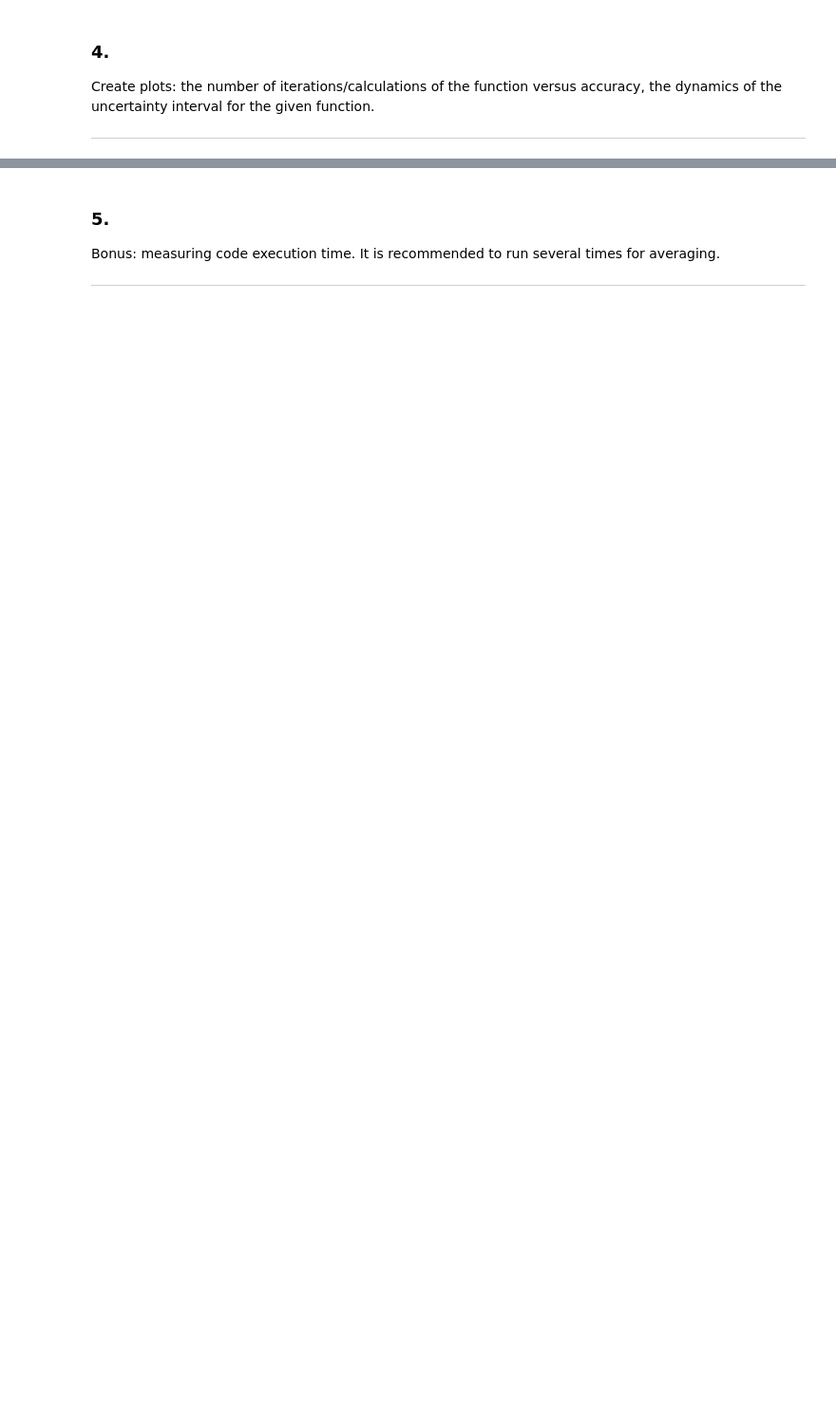
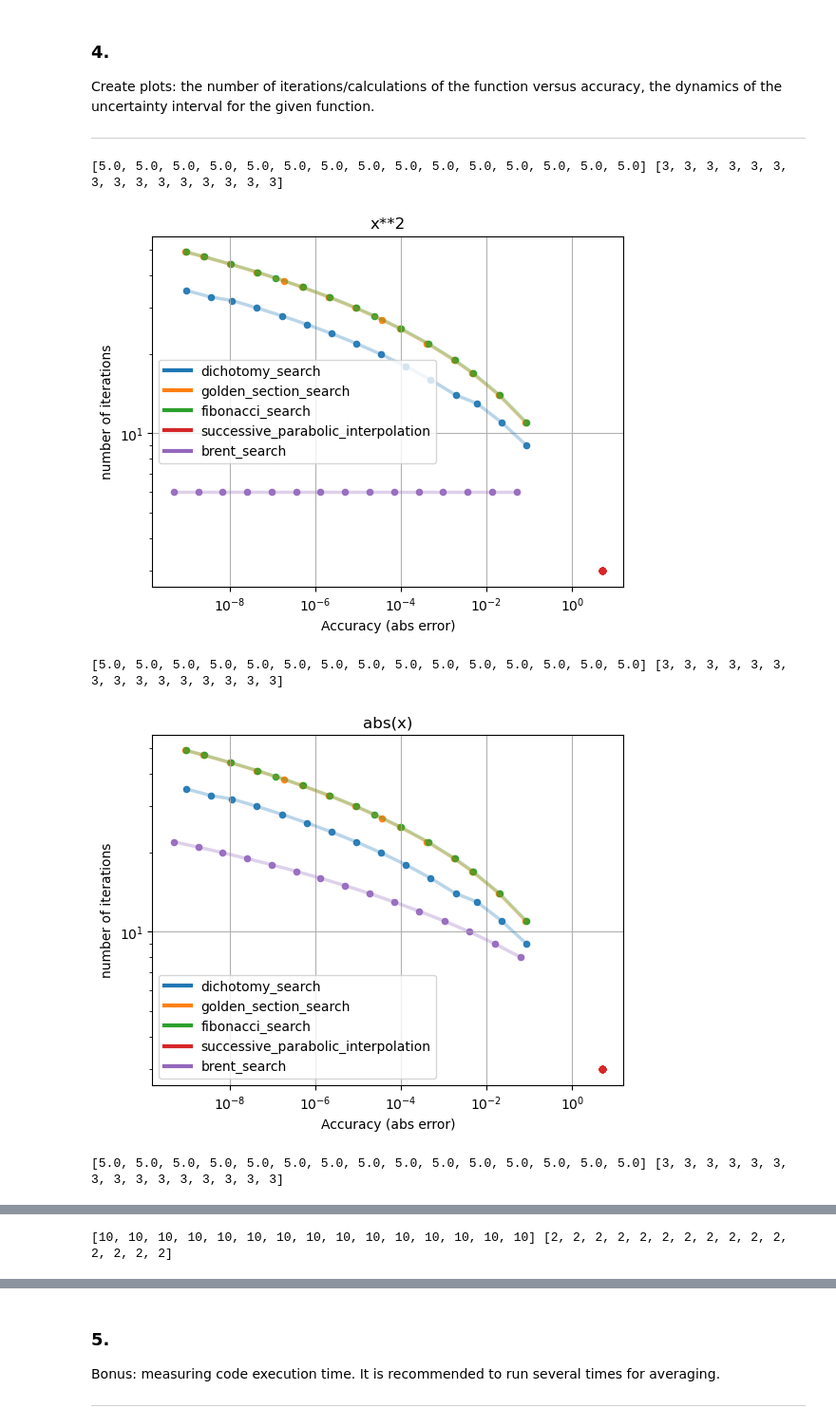
Before and after one commit to ricet8ur/optimization_labs, a Jupyter notebook: 1/search_methods.ipynb, the cells around one changed output, grey strips where cells are left out. Shown at 95% size. Drawn from its saved outputs; the diff is of its cells as text; code cells hidden in the pictures; blank space fills up the shorter version.

Commit message:
1: iter vs accuracy

```diff
--- a/1/search_methods.ipynb
+++ b/1/search_methods.ipynb
@@ -720,8 +824,7 @@ tests = [
     (f4, -5, 5, "ln(abs(x))"),
     (f5, -5, 5, "f5"),
     (f6, -1, 5, "f6"),
-    (f7, -1/4, 5, "f7"),
+    (f7, -1 / 4, 5, "f7"),
     (f8, -2.5, 2.5, "f8"),
     (f9, -2.5, 2.5, "f9"),
-    (f10, -2.5, 2.5, "f10"),
 ]
@@ -729,0 +831,46 @@ tests = [
+# %%
+# number of iterations vs accuracy
+EPS = np.logspace(-1, -9, 15)
+for test in tests:
+    g = dict()
+    f, a, b, test_name = test
+    for method in search_methods:
+        x, y = [], []
+        optimize, method_name = method
+        for eps in EPS:
+            try:
+                dat = optimize(f, a, b, eps, True)
+            except:
+                dat = optimize(f, a + eps, b - eps, eps, True)
+            x.append(dat[3])
+            y.append(dat[1])
+
+        # x = np.array(x)
+        x = [e if e != 0.0 else np.finfo(float).smallest_normal / 2 for e in x]
+        if method_name == "successive_parabolic_interpolation":
+            print(x,y)
+        figsize = (12, 5)
+        k = 0
+        # plt.plot(x, y, label=method_name)
+        (c,) = plt.plot(x,y, alpha=0.3, lw=2.5)
+        col = c.get_color()
+        # points
+        plt.scatter(x,y, color=col, s=20, alpha=0.9)
+        # legend
+        plt.plot([], [], color=col, label=method_name, alpha=1, lw=3)
+
+
+    plt.yscale("log")
+    plt.xscale("log")
+    plt.ylabel("number of iterations")
+    plt.xlabel("Accuracy (abs error)")
+    plt.legend()
+    plt.title(test_name)
+    plt.grid(True)
+    plt.show()
+# %% [output]
+[5.0, 5.0, 5.0, 5.0, 5.0, 5.0, 5.0, 5.0, 5.0, 5.0, 5.0, 5.0, 5.0, 5.0, 5.0] [3, 3, 3, 3, 3, 3, 3, 3, 3, 3, 3, 3, 3, 3, 3]
+[figure, added]
+[5.0, 5.0, 5.0, 5.0, 5.0, 5.0, 5.0, 5.0, 5.0, 5.0, 5.0, 5.0, 5.0, 5.0, 5.0] [3, 3, 3, 3, 3, 3, 3, 3, 3, 3, 3, 3, 3, 3, 3]
+[figure, added]
+[5.0, 5.0, 5.0, 5.0, 5.0, 5.0, 5.0, 5.0, 5.0, 5.0, 5.0, 5.0, 5.0, 5.0, 5.0] [3, 3, 3, 3, 3, 3, 3, 3, 3, 3, 3, 3, 3, 3, 3]
@@ -729,0 +878 @@ tests = [
+[10, 10, 10, 10, 10, 10, 10, 10, 10, 10, 10, 10, 10, 10, 10] [2, 2, 2, 2, 2, 2, 2, 2, 2, 2, 2, 2, 2, 2, 2]
```
Also changed, not shown: parts of 15 cells of this notebook.
